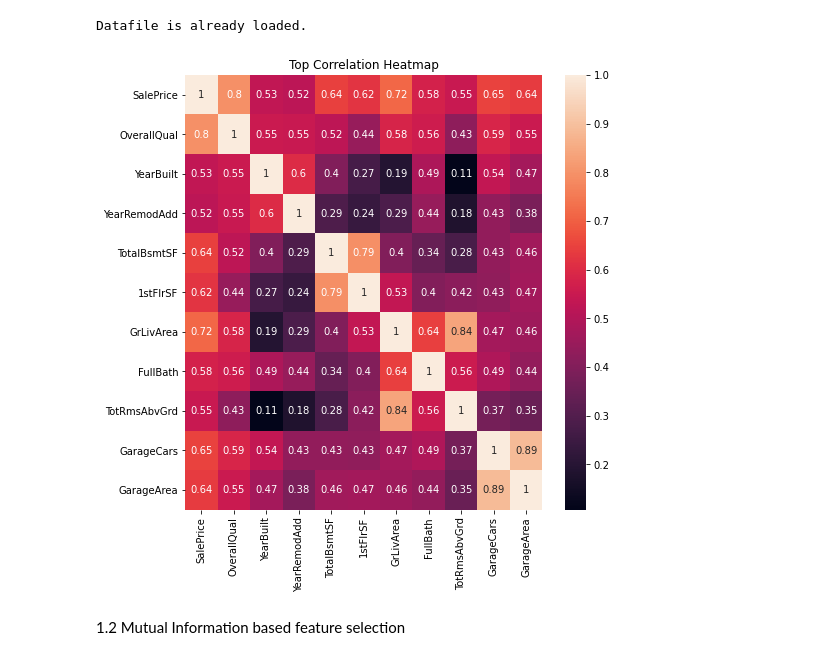
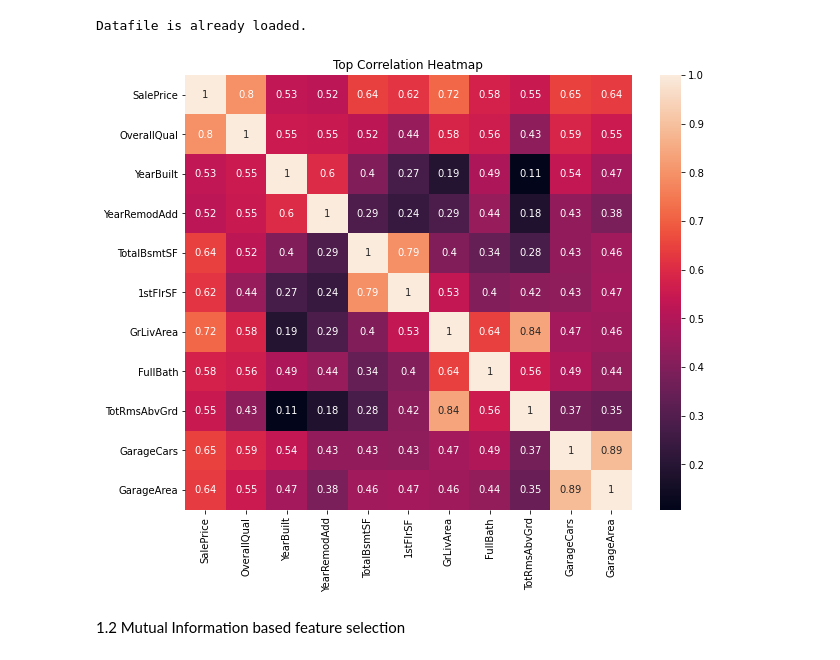
Before and after one commit to pmotameni/mids-w207-final-project, a Jupyter notebook: notebook_4_feature_selection.ipynb, the cells around one changed output. Saved outputs shown, nothing was run; the diff lists cells and outputs as text; code cells hidden in the pictures.

```diff
--- a/notebook_4_feature_selection.ipynb
+++ b/notebook_4_feature_selection.ipynb
@@ -77,7 +64,7 @@ if data_file.is_file():
 else:
     !curl -L "https://drive.google.com/uc?export=download&id=1ortEJfmlpt9-dbg5f6cTDt5nicswf5wT" > 'test.csv'
     !curl -L "https://drive.google.com/uc?export=download&id=1EG5jP5RDEIsNAMaF2m42KOyz-ZVjC8wS" > 'train.csv'
-data_loader = DataLoaderFS(args)
+data_loader = DataLoader(args, post_eda=True)
 df = data_loader.df
 # %% [output]
 Datafile is already loaded.
@@ -96,31 +83,31 @@ regressor_list=[LinearRegression(),
 # %%
 # get only the features with correlation above cutoff
 
 def get_plot_heatmap_top(threshold=0.5):
 
     '''
     compute and plot the corr matrix with all top features
     (correlation with saleprice above above thredshod)
     plot the correlation heatmap
 
     '''
     df_corr = y_train_fs.merge(
         X_train_fs, how="inner", left_index=True, right_index=True)
 
     corr_matrix = df_corr.corr()
     top_corr = corr_matrix[corr_matrix["SalePrice"] > threshold]
     top_corr = top_corr.loc[:, top_corr.index]
 
-    fig = plt.figure(figsize=(8, 8))
+    fig = plt.figure(figsize=(10, 8))
     sns.heatmap(top_corr, annot=True)
     plt.title("Top Correlation Heatmap")
 
     return top_corr
 
 
 top_corr = get_plot_heatmap_top()
 # %% [output]
-[figure, old version]
+[figure, new version]
 # %% [markdown]
 1.2 Mutual Information based feature selection
 # %%
```
Also changed, not shown: parts of 5 cells of this notebook, 7 other files.
